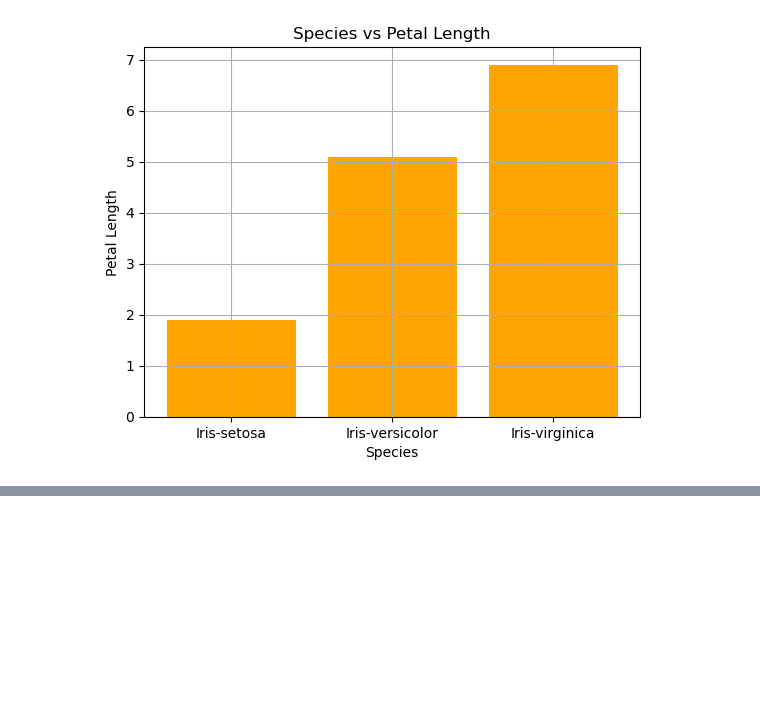
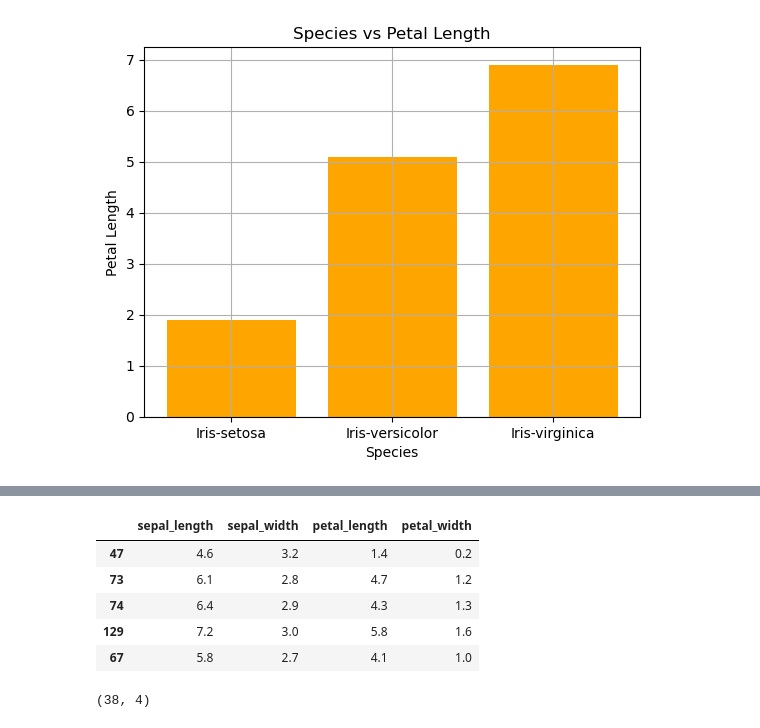
Before and after one commit to ArnabKumarRoy02/OIBSIP, a Jupyter notebook: Iris Flower Classification/iris_classification.ipynb, the cells around one changed output, grey strips where cells are left out. Cells and saved outputs as stored; diff of their text form; code cells hidden in the pictures; blank space fills up the shorter version.

```diff
--- a/Iris Flower Classification/iris_classification.ipynb
+++ b/Iris Flower Classification/iris_classification.ipynb
@@ -221,0 +308,14 @@ plt.show()
+# %%
+X_test.head()
+# %% [output]
+|  | sepal_length | sepal_width | petal_length | petal_width |
+| 47 | 4.6 | 3.2 | 1.4 | 0.2 |
+| 73 | 6.1 | 2.8 | 4.7 | 1.2 |
+| 74 | 6.4 | 2.9 | 4.3 | 1.3 |
+| 129 | 7.2 | 3.0 | 5.8 | 1.6 |
+| 67 | 5.8 | 2.7 | 4.1 | 1.0 |
+# %%
+# Shape of testing data
+X_test.shape
+# %% [output]
+(38, 4)
```
Also changed, not shown: parts of 15 cells of this notebook.
